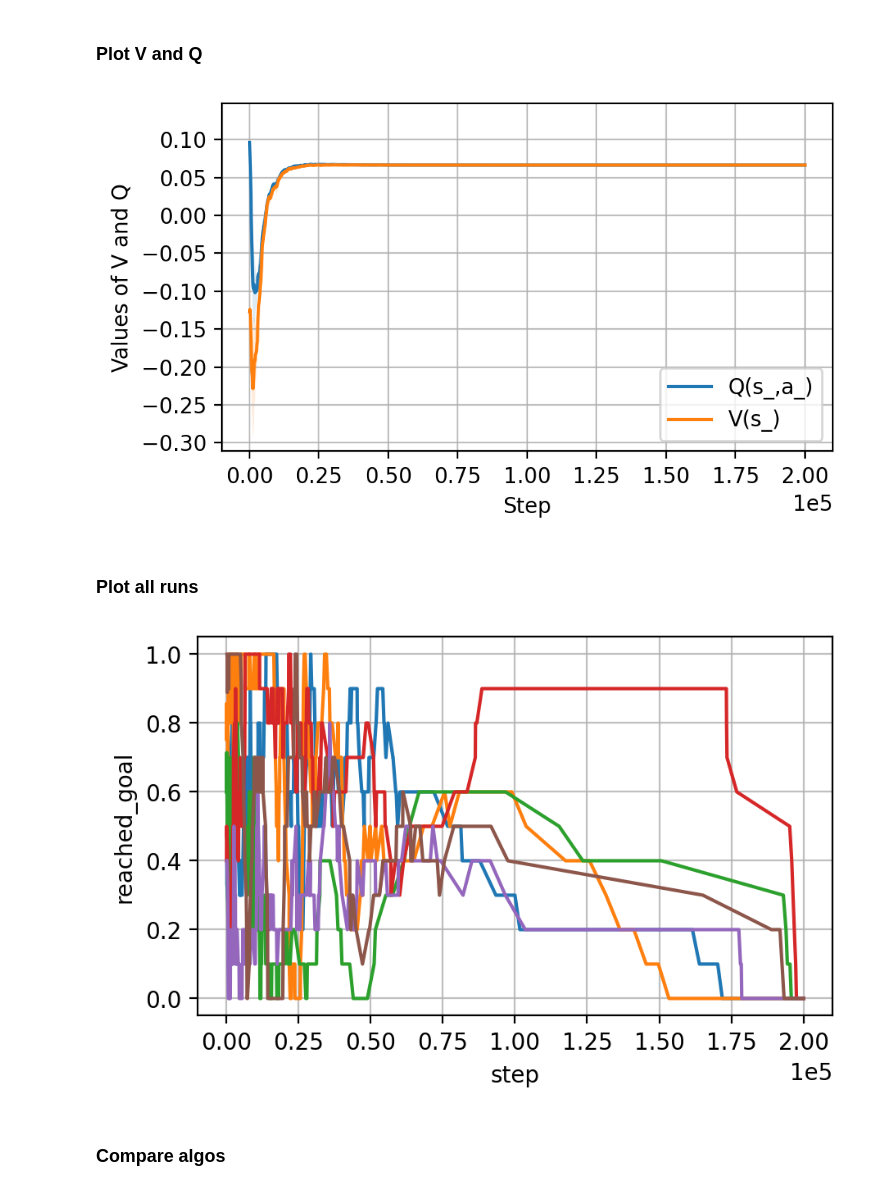
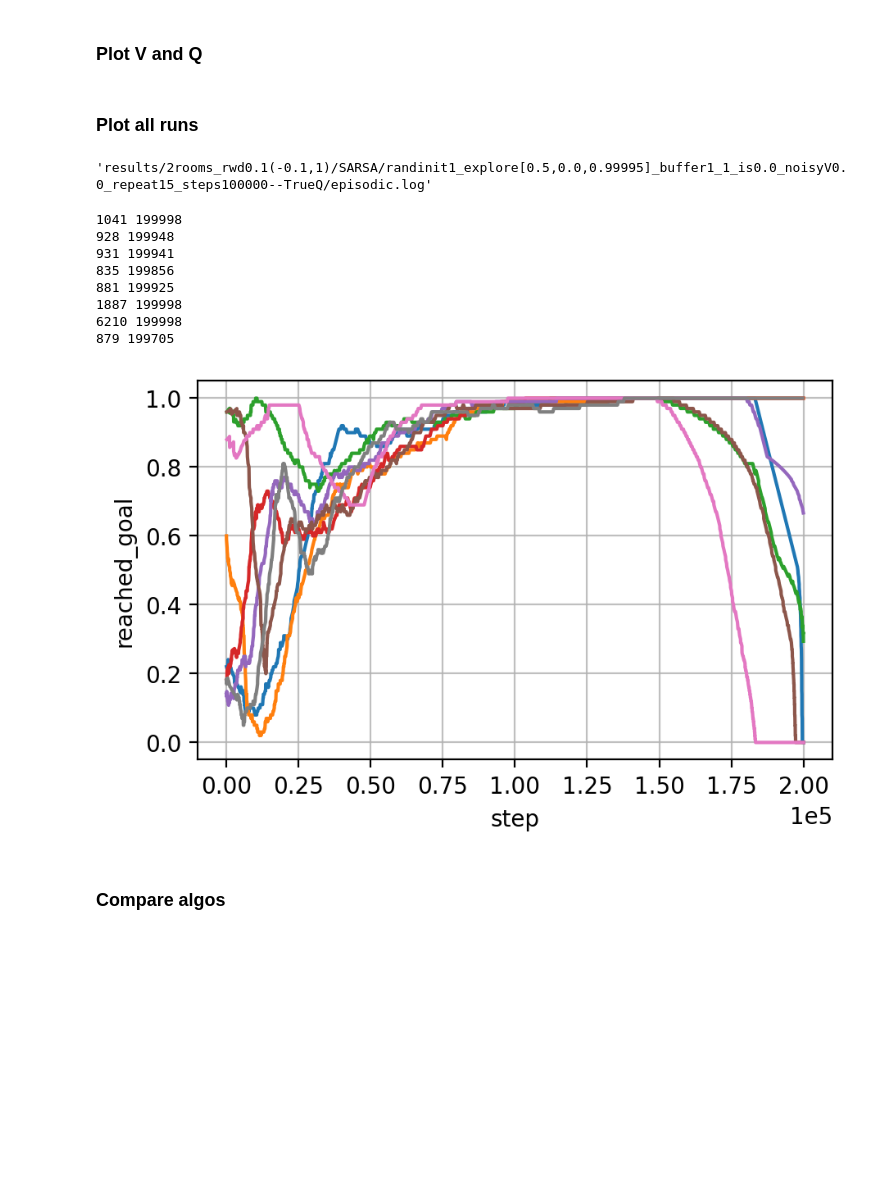
Before and after one commit to xy9485/gym-simplegrid, a Jupyter notebook: two_room.ipynb, the cells around one changed output. Drawn from its saved outputs; the diff is of its cells as text; code cells hidden in the pictures; blank space fills up the shorter version.

```diff
--- a/two_room.ipynb
+++ b/two_room.ipynb
@@ -281,2 +449,4 @@ repeat 4 done
 # %%
-log_dir = 'results/2rooms_rwd0.1/VQ-learning/randinit1_eps0.5to0.0_decay0.99995_buffer1_1_is0.0_syncVQ0_repeat20_steps200000' + ""
+# log_dir = 'results/2rooms_rwd0.1/VQ-learning/randinit1_eps0.5to0.0_decay0.99995_buffer1_1_is0.0_syncVQ0_repeat20_steps200000' + ""
+# log_dir = 'results/2rooms_rwd0.1/VQ-learning/randinit1_eps0.5to0.0_decay0.99995_buffer1_1_is0.0_syncVQ0_repeat15_steps200000--TrueQ'
+log_dir
@@ -331,7 +525,7 @@ x_label = "Step"
 y_label = 'Values of V and Q'
 
 key_name = "step"
-value_name = "Q(s_,a_)"
+value_name = "Q(s,a)"
 # value_name = "maxQ"
 curve_name = value_name
 
@@ -339,9 +533,13 @@ log_path = os.path.join(log_dir, "avg_meter.log")
 save_path = os.path.join(log_dir, "step-V-Q")
 
 plot_metric(log_path, key_name, value_name, x_label, y_label, label_name=curve_name, interpolate=False, smooth=10, max_key=True, save_path=False)
-value_name = "V(s_)"
+value_name = "V(s)"
 curve_name = value_name
 plot_metric(log_path, key_name, value_name, x_label, y_label, label_name=curve_name, interpolate=True, smooth=10, max_key=True, save_path=save_path)
+
+# log_path_true_return = os.path.join(log_dir, "true_return.log")
+# plot_avg_true_Q(log_path_true_return)
+
 
 
 # log_path = os.path.join(log_dir, "avg_meter.log")
@@ -351,12 +549,15 @@ plot_metric(log_path, key_name, value_name, x_label, y_label, label_name=curve_n
 # x_label = "step"
 # y_label = "V(s)"
 # plot_metric(log_path, x_label, y_label, label_name="V(s)", interpolate=False)
-# %% [output]
-[figure, removed]
 # %% [markdown]
 ### Plot all runs
+# %%
+log_path
+# %% [output]
+'results/2rooms_rwd0.1(-0.1,1)/SARSA/randinit1_explore[0.5,0.0,0.99995]_buffer1_1_is0.0_noisyV0.0_repeat15_steps100000--TrueQ/episodic.log'
 # %%
 # log_dir = "results/2rooms_steps100000_raninit1_alphaV0.1_alphaQ1.0_eps0.3to0.00_decay0.9998_repeat10"
+# log_dir = "results/2rooms_rwd0.1/VQ-learning/randinit1_eps0.5to0.0_decay0.99995_buffer1_1_is0.0_syncVQ0_repeat20_steps200000"
 # log_path = os.path.join(log_dir, "avg_meter.log")
 log_path = os.path.join(log_dir, "episodic.log")
 x_label = "step"
@@ -368,22 +569,33 @@ y_label = "reached_goal"
 
 save_path = os.path.join(log_dir, f"step-{y_label}-allruns")
 
-smooth=10
+smooth=100
 
 last_idice = []
-for i in range(n_repeat):
-    # count number of lines for repeat i
-    n_lines = 0
-    with open(log_path, "r") as f:
-        for line in f:
-            data = json.loads(line)
-            if data["repeat_idx"] == i:
-                n_lines += 1
-    last_idice.append(n_lines)
+with open(log_path, "r") as f:
+    last_repeat_idx = 0
+    for line_idx, line in enumerate(f):
+        data = json.loads(line)
+        if data["repeat_idx"] != last_repeat_idx:
+            last_idice.append(line_idx-1)
+            last_repeat_idx = data["repeat_idx"]
+
+if line_idx != last_idice[-1]:
+    last_idice.append(line_idx)
 last_idice = np.array(last_idice)
-# each element is the sum of the previous elements
-last_idice = np.cumsum(last_idice)
-last_idice = last_idice - 1
+# for i in range(n_repeat):
+#     # count number of lines for repeat i
+#     n_lines = 0
+#     with open(log_path, "r") as f:
+#         for line in f:
+#             data = json.loads(line)
+#             if data["repeat_idx"] == i:
+#                 n_lines += 1
+#     last_idice.append(n_lines)
+# last_idice = np.array(last_idice)
+# # each element is the sum of the previous elements
+# last_idice = np.cumsum(last_idice)
+# last_idice = last_idice - 1
 
 keys = []
 values = []
@@ -394,34 +606,43 @@ with open(log_path, "r") as f:
         if x_label in data and y_label in data:
             keys.append(data[x_label])
             values.append(data[y_label])
         if i in last_idice:
             keys, values = np.array(keys), np.array(values)
+            print(len(keys), keys[-1])
             if smooth > 1 and values.shape[0] > 0:
                 K = np.ones(smooth)
                 ones = np.ones(values.shape[0])
                 values = np.convolve(values, K, "same") / np.convolve(ones, K, "same")
             # plot data
             plt.plot(keys, values, label=f"rep_idx: {np.where(last_idice==i)[0][0]}")
 
             keys = []
             values = []
 
 
 
 plt.rcParams["figure.figsize"] = (5, 3)
 plt.rcParams["figure.dpi"] = 200
 plt.rcParams["font.size"] = 10
 plt.grid(alpha=0.8)
 # plt.ylim(top=2.0)
 # plt.legend(ncol=1)
 plt.xlabel(x_label)
 plt.ylabel(y_label)
 plt.ticklabel_format(axis="x", style="sci", scilimits=(0, 0))
 # save the plot to save_path
 plt.savefig(f"{save_path}.png")
 # plt.close()
 # %% [output]
+1041 199998
+928 199948
+931 199941
+835 199856
+881 199925
+1887 199998
+6210 199998
+879 199705
-[figure, old version]
+[figure, new version]
 # %% [markdown]
 ### Compare algos
 # %%
```
Also changed, not shown: parts of 23 cells of this notebook, 5 other files.
